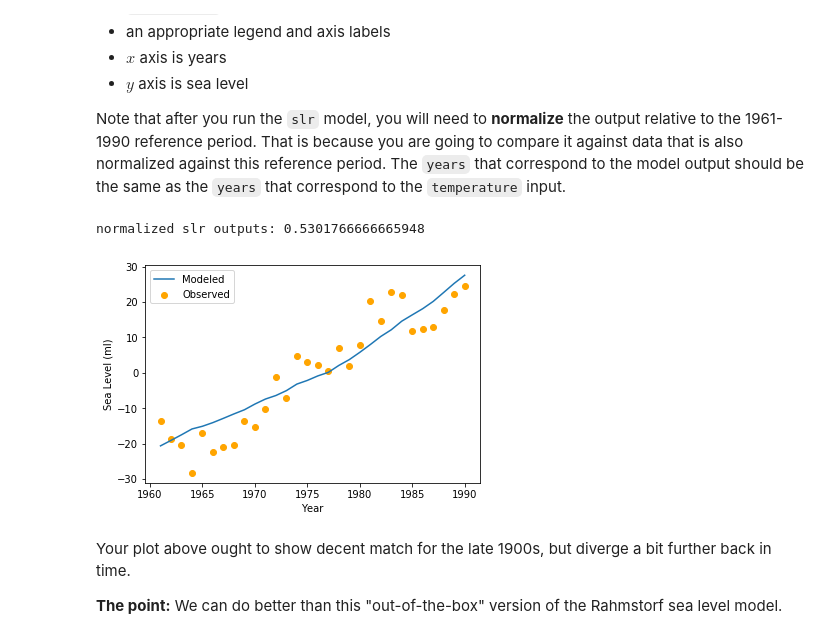
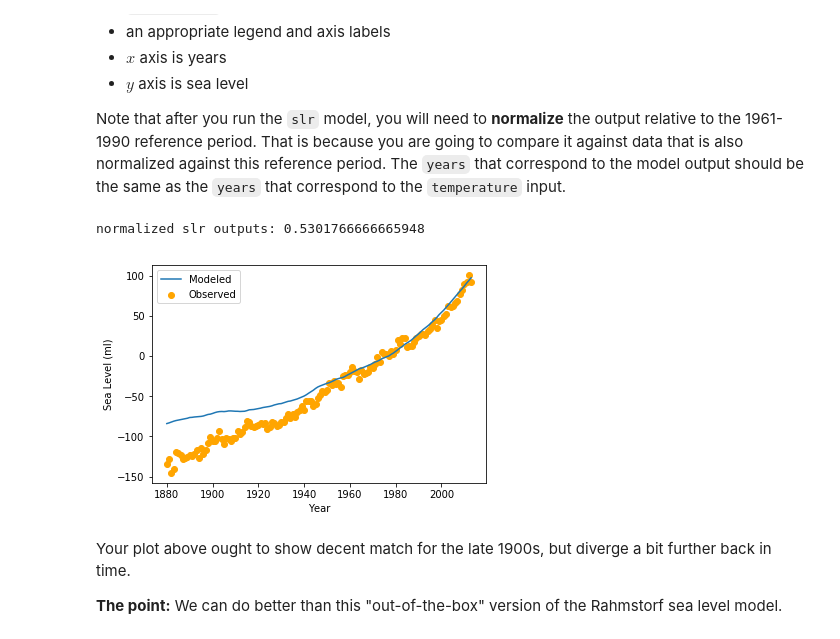
Before and after one commit to BrennonLee/AI, a Jupyter notebook: hw/csci3202_hw04_Brennon_Lee.ipynb, the cells around one changed output. Drawn from its saved outputs; the diff is of its cells as text; code cells hidden in the pictures.

```diff
--- a/hw/csci3202_hw04_Brennon_Lee.ipynb
+++ b/hw/csci3202_hw04_Brennon_Lee.ipynb
@@ -124,23 +124,19 @@ Make a plot that contains:
 Note that after you run the `slr` model, you will need to **normalize** the output relative to the 1961-1990 reference period.  That is because you are going to compare it against data that is also normalized against this reference period. The `years` that correspond to the model output should be the same as the `years` that correspond to the `temperature` input.
 # %%
 slr_outputs = slr(3.4, -0.5, temperature)
-norm_slr = slr_outputs[y1961: y1991]
+norm_sealevels = [ level + mean_sealevel for level in sealevel]
+norm_slr_outputs= [slr + 50 for slr in slr_outputs]
+print('normalized slr outputs:', np.mean(norm_slr_outputs[y1961: y1991]))
 
-norm_slr_outputs = [slr + 50 for slr in norm_slr]
-print('normalized slr outputs:', np.mean(norm_slr_outputs))
-period_years = year[y1961: y1991]
-period_sealevels = sealevel[y1961: y1991]
-
-
-plt.scatter(period_years, period_sealevels, color='Orange' , label='Observed')
-plt.plot(period_years, norm_slr_outputs, label='Modeled')
+plt.scatter(year, norm_sealevels, color='Orange' , label='Observed')
+plt.plot(year, norm_slr_outputs, label='Modeled')
 plt.xlabel('Year')
 plt.ylabel('Sea Level (ml)')
 plt.legend()
 plt.show()
 # %% [output]
 normalized slr outputs: 0.5301766666665948
-[figure, old version]
+[figure, new version]
 # %% [markdown]
 Your plot above ought to show decent match for the late 1900s, but diverge a bit further back in time.
 
```
Also changed, not shown: parts of 6 cells of this notebook.
